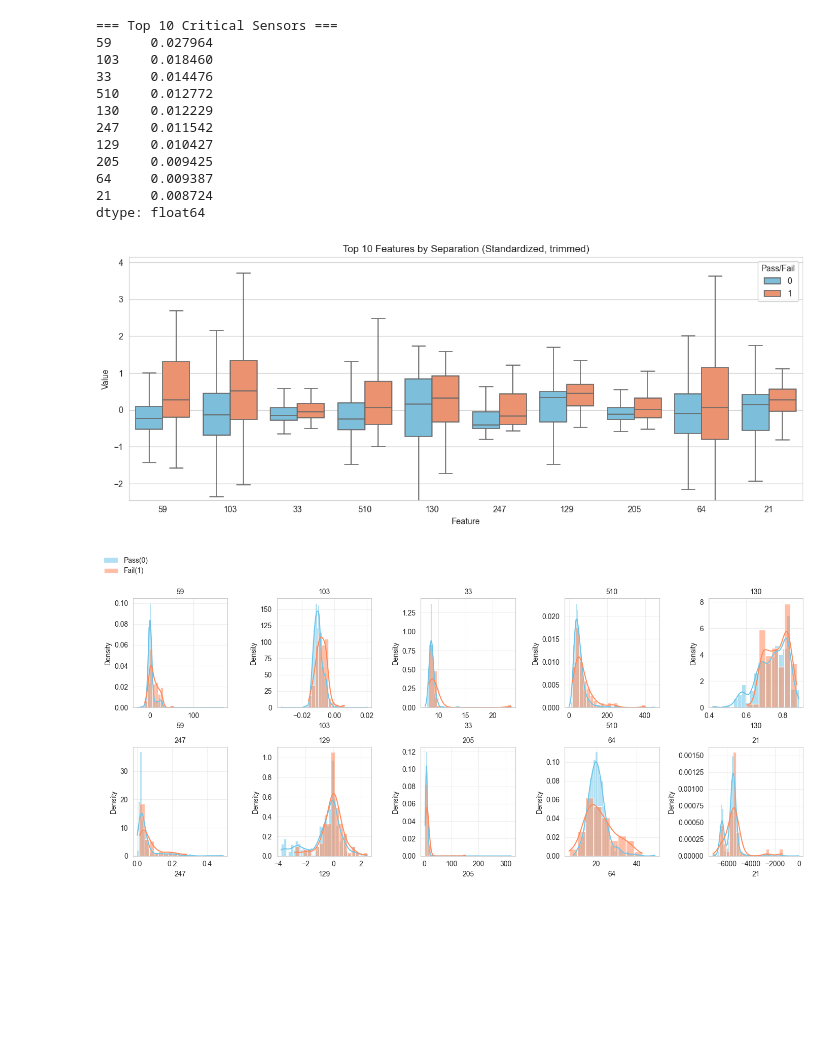
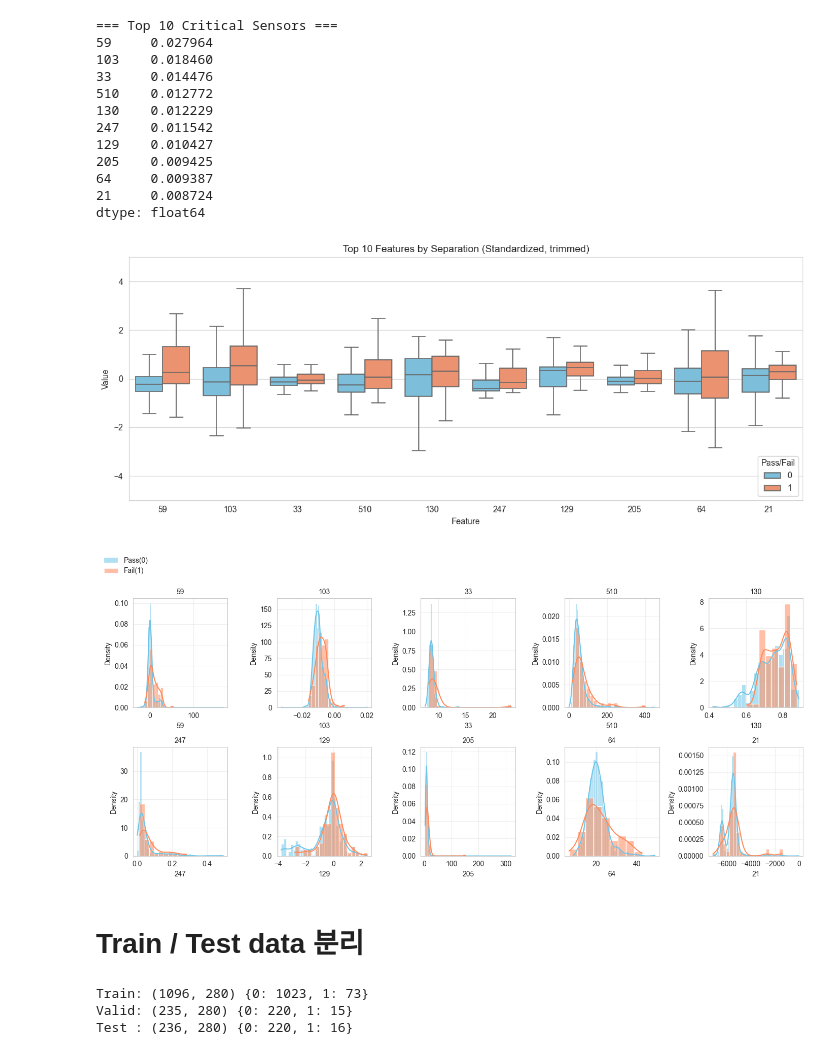
Before and after one commit to yrtny70127/Semiconductor_Quality_Prospect, a Jupyter notebook: SECOM/Semi-defect _finder.ipynb, the cells around one changed output. Drawn from its saved outputs; the diff is of its cells as text; code cells hidden in the pictures; blank space fills up the shorter version.

```diff
--- a/SECOM/Semi-defect _finder.ipynb
+++ b/SECOM/Semi-defect _finder.ipynb
@@ -623,35 +623,66 @@ sns.boxplot(
 )
 
 ymin, ymax = df_melt["Value"].quantile([0.005, 0.995])
-plt.ylim(ymin, ymax)
+plt.ylim(-5, 5)
+
 
 
 plt.title("Top 10 Features by Separation (Standardized, trimmed)")
 plt.tight_layout()
 plt.show()
 
 
 # =========================
 # 2) 히스토그램 (범례 그래프 밖으로)
 # =========================
 g0 = df[df[target].astype(str) == "0"]
 g1 = df[df[target].astype(str) == "1"]
 
 fig, axes = plt.subplots(2, 5, figsize=(16, 6))
 for ax, col in zip(axes.flatten(), top10):
     sns.histplot(g0[col], color="#6EC5E9", label="Pass(0)", kde=True,
                  ax=ax, stat="density", alpha=0.55)
     sns.histplot(g1[col], color="#FF8A5B", label="Fail(1)", kde=True,
                  ax=ax, stat="density", alpha=0.55)
     ax.set_title(str(col), fontsize=10)
     ax.grid(alpha=0.3)
 
 handles, labels = axes[0,0].get_legend_handles_labels()
 fig.legend(handles, labels, loc="upper left",
            bbox_to_anchor=(0.001, 1.1), frameon=False)
 
 plt.tight_layout(rect=[0, 0, 0.88, 1])  # 오른쪽 여백 확보
 plt.show()
 # %% [output]
-[figure, old version]
+[figure, new version]
 [figure]
+# %% [markdown]
+ # Train / Test data 분리
+# %%
+target = "Pass/Fail"
+X = df.drop(columns=[target])
+y = df[target].astype(int)
+
+# 1) Train 70% + Temp 30%
+X_train, X_temp, y_train, y_temp = train_test_split(
+    X, y,
+    test_size=0.30,
+    random_state=42,
+    stratify=y
+)
+
+# 2) Temp 30%를 Valid/Test 15%/15%로 분리
+X_valid, X_test, y_valid, y_test = train_test_split(
+    X_temp, y_temp,
+    test_size=0.50,
+    random_state=42,
+    stratify=y_temp
+)
+
+print("Train:", X_train.shape, y_train.value_counts().to_dict())
+print("Valid:", X_valid.shape, y_valid.value_counts().to_dict())
+print("Test :", X_test.shape,  y_test.value_counts().to_dict())
+# %% [output]
+Train: (1096, 280) {0: 1023, 1: 73}
+Valid: (235, 280) {0: 220, 1: 15}
+Test : (236, 280) {0: 220, 1: 16}
```
Also changed, not shown: parts of 2 cells of this notebook.
